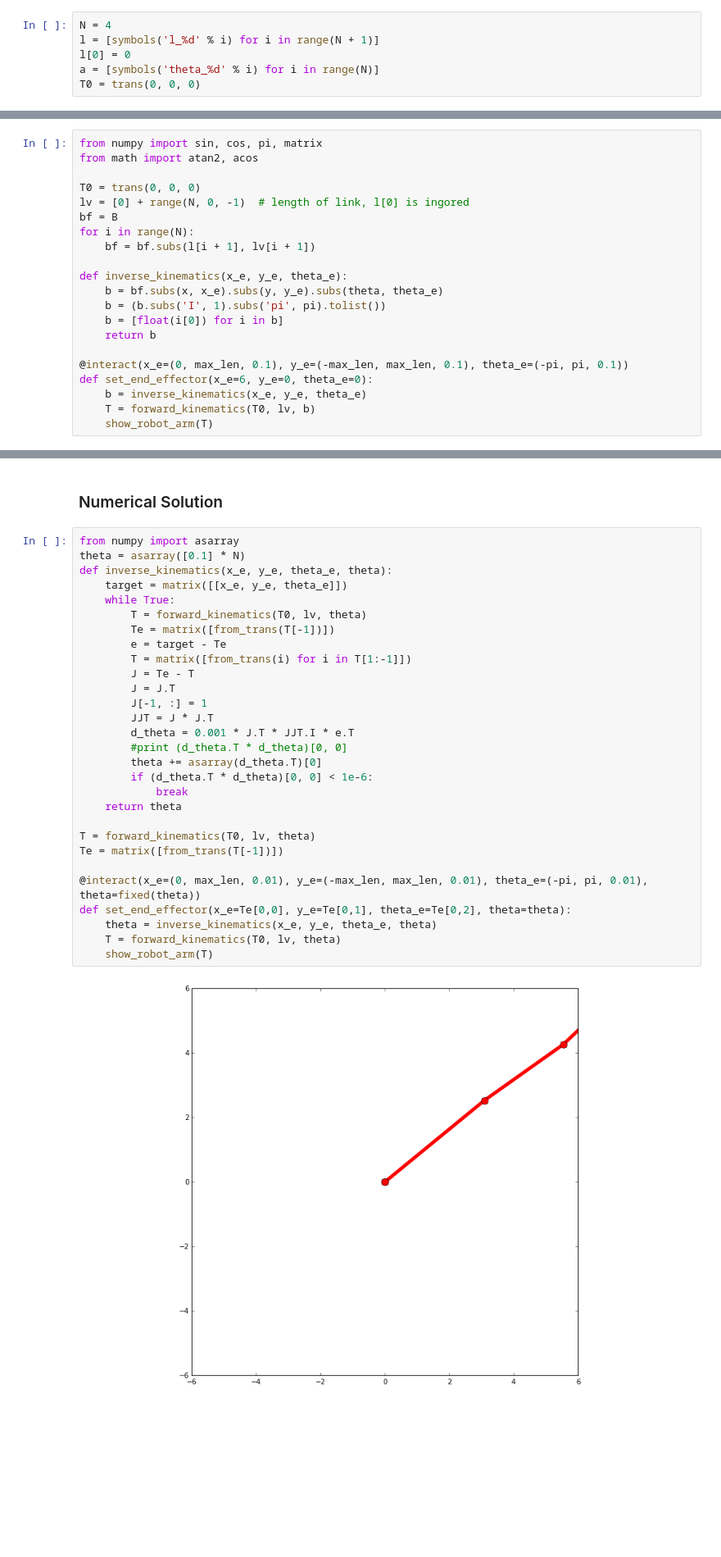
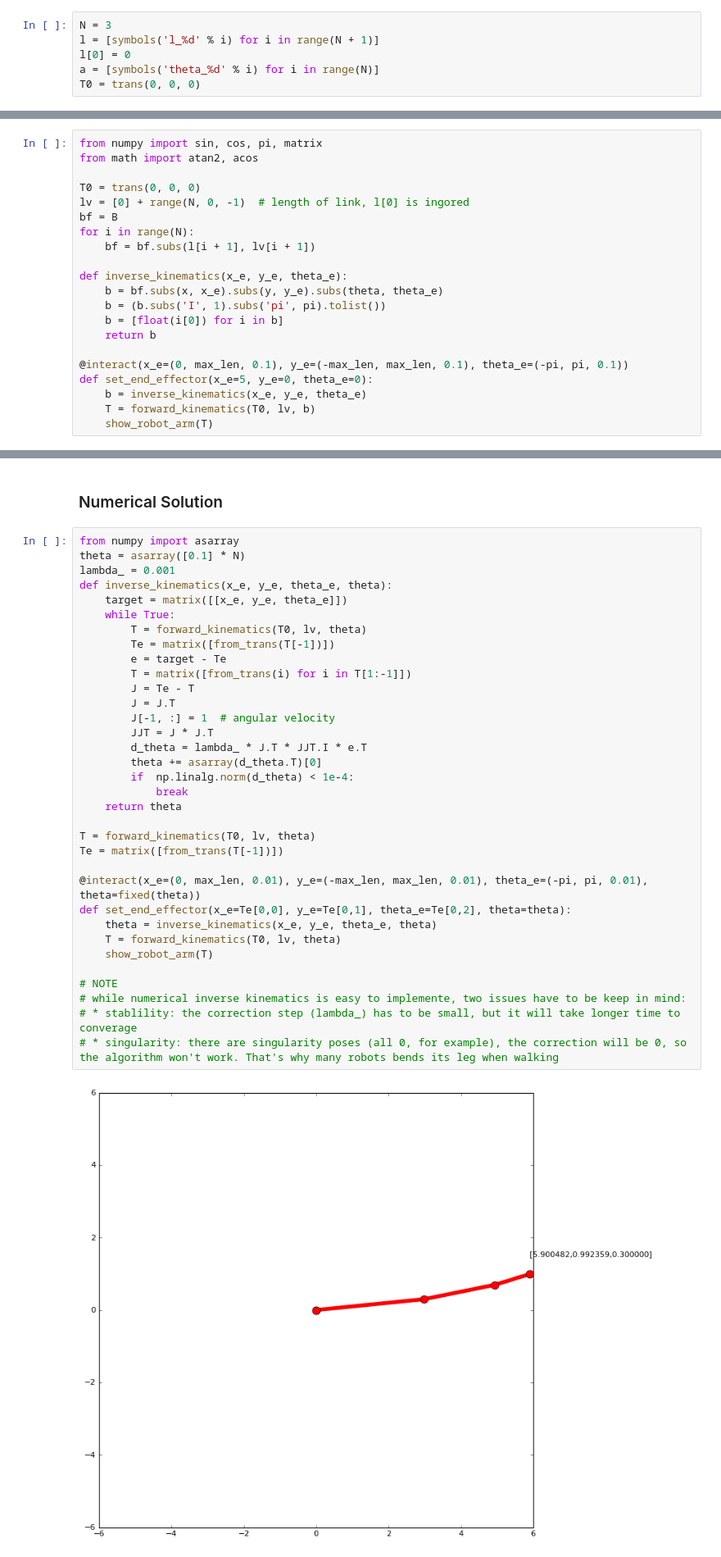
Before and after one commit to DAInamite/programming-humanoid-robot-in-python, a Jupyter notebook: kinematics/robot_arm_2d.ipynb, the cells around one changed output, grey strips where cells are left out. Shown at 82% size. Cells and saved outputs as stored; diff of their text form; blank space fills up the shorter version.

Commit message:
rerun 2d arm kinematics

```diff
--- a/kinematics/robot_arm_2d.ipynb
+++ b/kinematics/robot_arm_2d.ipynb
@@ -87,7 +87,7 @@ trans(x, y, theta)
 # %% [output]
 [figure]
 # %%
-N = 4
+N = 3
 l = [symbols('l_%d' % i) for i in range(N + 1)]
 l[0] = 0
 a = [symbols('theta_%d' % i) for i in range(N)]
@@ -179,7 +174,7 @@ def inverse_kinematics(x_e, y_e, theta_e):
     return b
 
 @interact(x_e=(0, max_len, 0.1), y_e=(-max_len, max_len, 0.1), theta_e=(-pi, pi, 0.1))
-def set_end_effector(x_e=6, y_e=0, theta_e=0):
+def set_end_effector(x_e=5, y_e=0, theta_e=0):
     b = inverse_kinematics(x_e, y_e, theta_e)
     T = forward_kinematics(T0, lv, b)
     show_robot_arm(T)
@@ -190,31 +185,36 @@ AttributeError: 'numpy.ndarray' object has no attribute 'is_Add'
 # %%
 from numpy import asarray
 theta = asarray([0.1] * N)
+lambda_ = 0.001
 def inverse_kinematics(x_e, y_e, theta_e, theta):
     target = matrix([[x_e, y_e, theta_e]])
     while True:
         T = forward_kinematics(T0, lv, theta)
         Te = matrix([from_trans(T[-1])])
         e = target - Te
         T = matrix([from_trans(i) for i in T[1:-1]])
         J = Te - T
         J = J.T
-        J[-1, :] = 1
+        J[-1, :] = 1  # angular velocity
         JJT = J * J.T
-        d_theta = 0.001 * J.T * JJT.I * e.T
-        #print (d_theta.T * d_theta)[0, 0]
+        d_theta = lambda_ * J.T * JJT.I * e.T
         theta += asarray(d_theta.T)[0]
-        if (d_theta.T * d_theta)[0, 0] < 1e-6:
+        if  np.linalg.norm(d_theta) < 1e-4:
             break
     return theta
 
 T = forward_kinematics(T0, lv, theta)
 Te = matrix([from_trans(T[-1])])
 
 @interact(x_e=(0, max_len, 0.01), y_e=(-max_len, max_len, 0.01), theta_e=(-pi, pi, 0.01), theta=fixed(theta))
 def set_end_effector(x_e=Te[0,0], y_e=Te[0,1], theta_e=Te[0,2], theta=theta):
     theta = inverse_kinematics(x_e, y_e, theta_e, theta)
     T = forward_kinematics(T0, lv, theta)
     show_robot_arm(T)
+
+# NOTE
+# while numerical inverse kinematics is easy to implemente, two issues have to be keep in mind:
+# * stablility: the correction step (lambda_) has to be small, but it will take longer time to converage
+# * singularity: there are singularity poses (all 0, for example), the correction will be 0, so the algorithm won't work. That's why many robots bends its leg when walking
 # %% [output]
-[figure, old version]
+[figure, new version]
```
Also changed, not shown: parts of 16 cells of this notebook.
